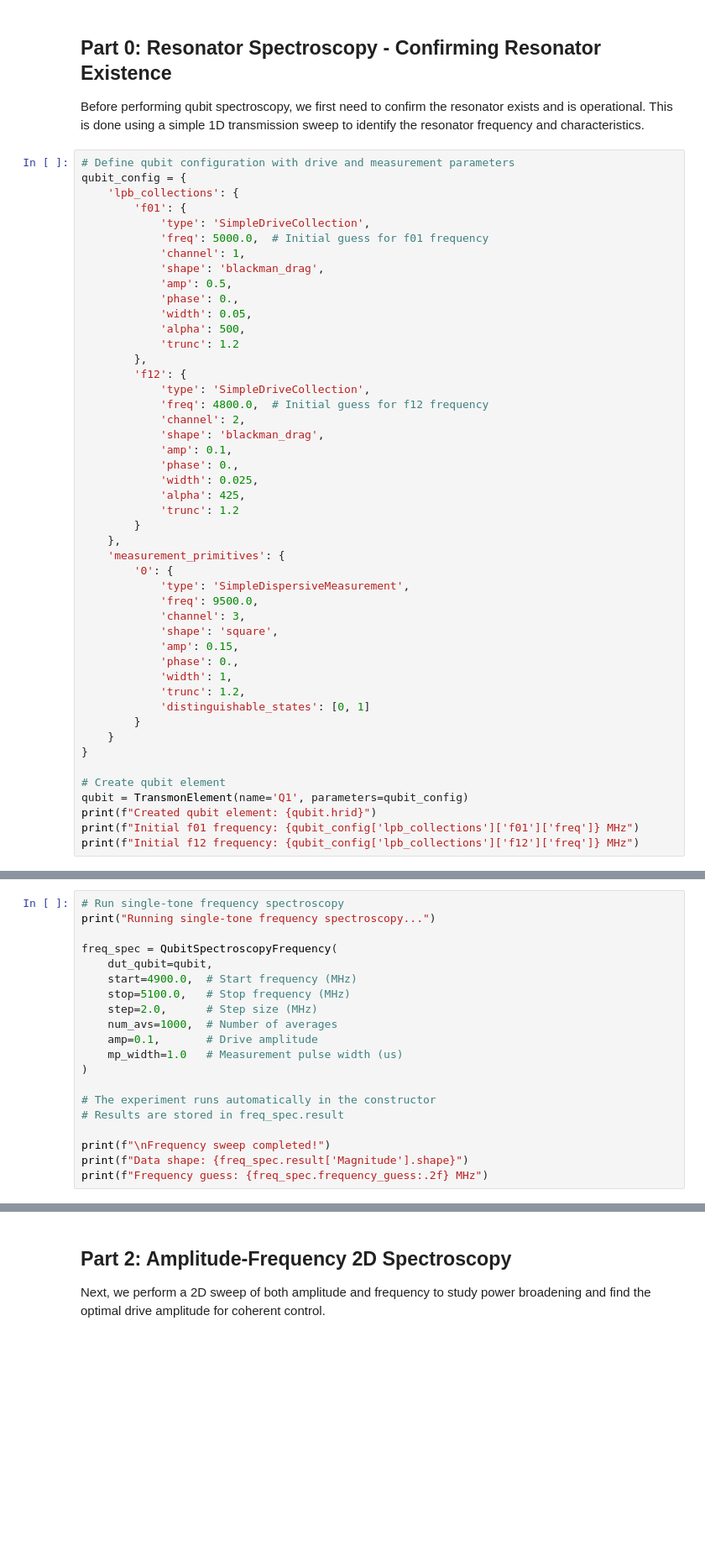
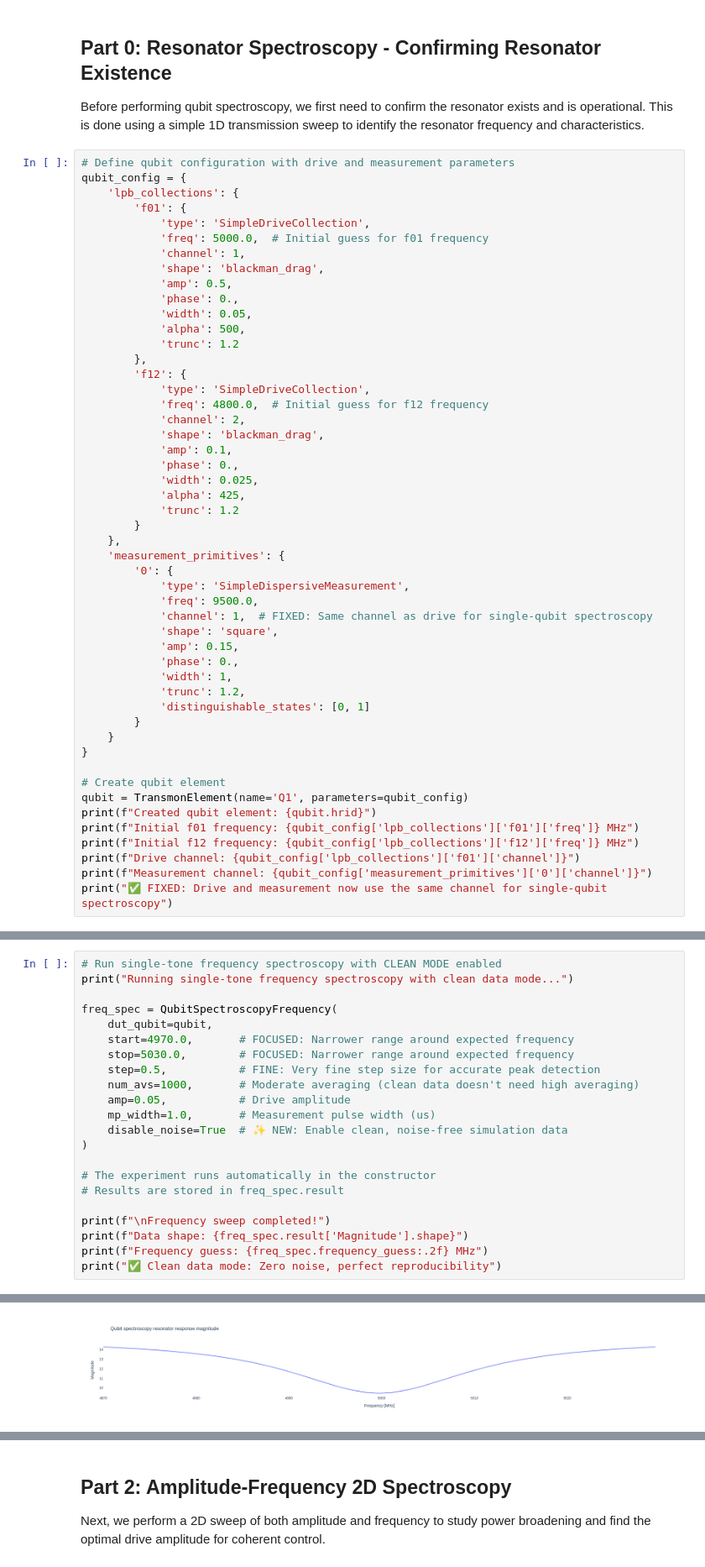
Before and after one commit to ShuxiangCao/LeeQ, a Jupyter notebook: notebooks/examples/comprehensive_qubit_spectroscopy_demo.ipynb, the cells around one changed output, grey strips where cells are left out. Shown at 84% size. Drawn from its saved outputs; the diff is of its cells as text; blank space fills up the shorter version.

```diff
--- a/notebooks/examples/comprehensive_qubit_spectroscopy_demo.ipynb
+++ b/notebooks/examples/comprehensive_qubit_spectroscopy_demo.ipynb
@@ -136,7 +233,7 @@ qubit_config = {
         '0': {
             'type': 'SimpleDispersiveMeasurement',
             'freq': 9500.0,
-            'channel': 3,
+            'channel': 1,  # FIXED: Same channel as drive for single-qubit spectroscopy
             'shape': 'square',
             'amp': 0.15,
             'phase': 0.,
@@ -152,6 +249,9 @@ qubit = TransmonElement(name='Q1', parameters=qubit_config)
 print(f"Created qubit element: {qubit.hrid}")
 print(f"Initial f01 frequency: {qubit_config['lpb_collections']['f01']['freq']} MHz")
 print(f"Initial f12 frequency: {qubit_config['lpb_collections']['f12']['freq']} MHz")
+print(f"Drive channel: {qubit_config['lpb_collections']['f01']['channel']}")
+print(f"Measurement channel: {qubit_config['measurement_primitives']['0']['channel']}")
+print("✅ FIXED: Drive and measurement now use the same channel for single-qubit spectroscopy")
 # %% [output]
 Created qubit element: Q1
 Initial f01 frequency: 5000.0 MHz
@@ -338,15 +307,16 @@ fig.show()
 # %%
-# Run single-tone frequency spectroscopy
-print("Running single-tone frequency spectroscopy...")
+# Run single-tone frequency spectroscopy with CLEAN MODE enabled
+print("Running single-tone frequency spectroscopy with clean data mode...")
 
 freq_spec = QubitSpectroscopyFrequency(
     dut_qubit=qubit,
-    start=4900.0,  # Start frequency (MHz)
-    stop=5100.0,   # Stop frequency (MHz)
-    step=2.0,      # Step size (MHz)
-    num_avs=1000,  # Number of averages
-    amp=0.1,       # Drive amplitude
-    mp_width=1.0   # Measurement pulse width (us)
+    start=4970.0,       # FOCUSED: Narrower range around expected frequency
+    stop=5030.0,        # FOCUSED: Narrower range around expected frequency
+    step=0.5,           # FINE: Very fine step size for accurate peak detection
+    num_avs=1000,       # Moderate averaging (clean data doesn't need high averaging)
+    amp=0.05,           # Drive amplitude
+    mp_width=1.0,       # Measurement pulse width (us)
+    disable_noise=True  # ✨ NEW: Enable clean, noise-free simulation data
 )
 
 # The experiment runs automatically in the constructor
@@ -355,3 +325,5 @@ freq_spec = QubitSpectroscopyFrequency(
 print(f"\nFrequency sweep completed!")
 print(f"Data shape: {freq_spec.result['Magnitude'].shape}")
 print(f"Frequency guess: {freq_spec.frequency_guess:.2f} MHz")
+print("✅ Clean data mode: Zero noise, perfect reproducibility")
+# %% [output]
@@ -357,0 +331 @@ print(f"Frequency guess: {freq_spec.frequency_guess:.2f} MHz")
+[figure, added]
```
Also changed, not shown: parts of 19 cells of this notebook, 5 other files.
